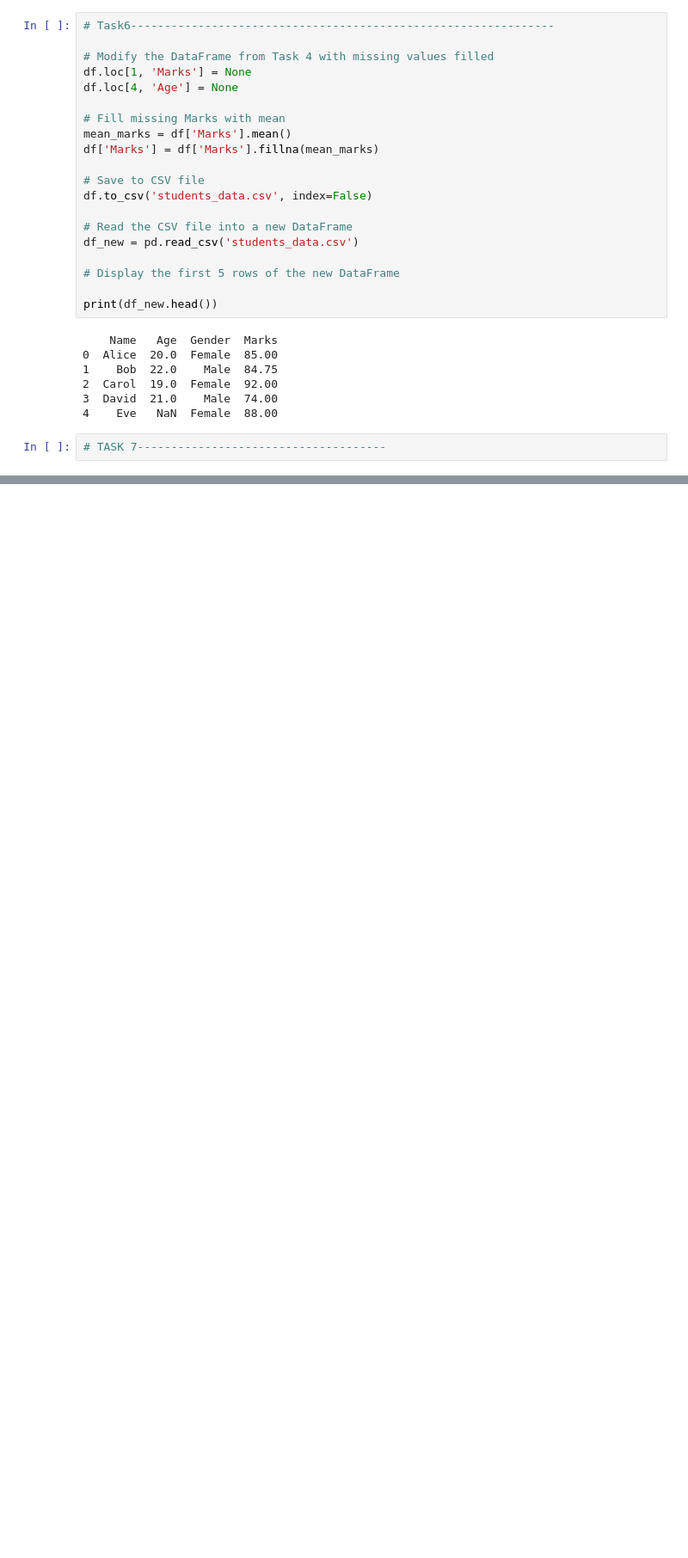
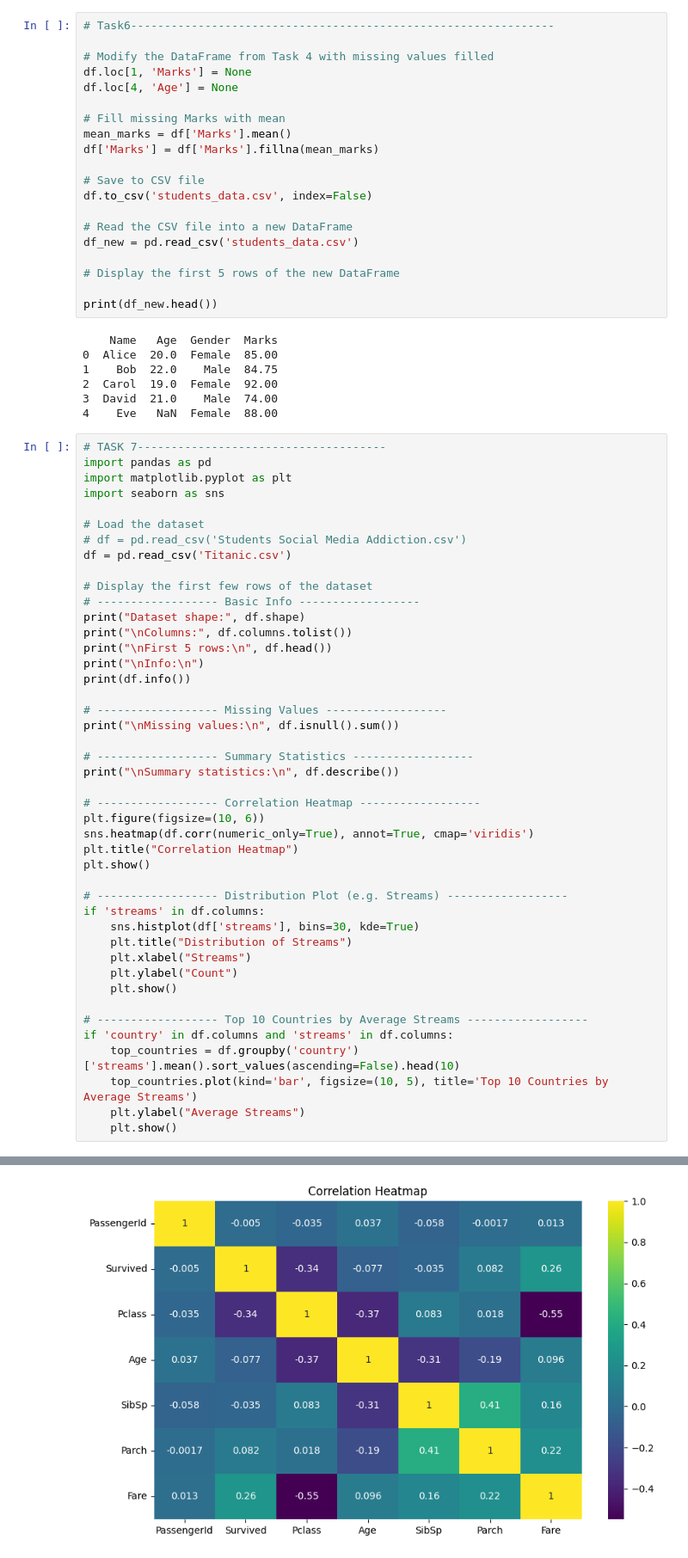
Before and after one commit to Neha-Singh-j/PythonML-jovac-Assignments, a Jupyter notebook: Assign3/Assignment3.ipynb, the cells around one changed output, grey strips where cells are left out. Shown: that part at 86% size. Drawn from its saved outputs; the diff is of its cells as text; blank space fills up the shorter version.

```diff
--- a/Assign3/Assignment3.ipynb
+++ b/Assign3/Assignment3.ipynb
@@ -243,3 +243,46 @@ print(df_new.head())
 4    Eve   NaN  Female  88.00
 # %%
 # TASK 7-------------------------------------
+import pandas as pd
+import matplotlib.pyplot as plt
+import seaborn as sns
+
+# Load the dataset
+# df = pd.read_csv('Students Social Media Addiction.csv')
+df = pd.read_csv('Titanic.csv')
+
+# Display the first few rows of the dataset
+# ------------------ Basic Info ------------------
+print("Dataset shape:", df.shape)
+print("\nColumns:", df.columns.tolist())
+print("\nFirst 5 rows:\n", df.head())
+print("\nInfo:\n")
+print(df.info())
+
+# ------------------ Missing Values ------------------
+print("\nMissing values:\n", df.isnull().sum())
+
+# ------------------ Summary Statistics ------------------
+print("\nSummary statistics:\n", df.describe())
+
+# ------------------ Correlation Heatmap ------------------
+plt.figure(figsize=(10, 6))
+sns.heatmap(df.corr(numeric_only=True), annot=True, cmap='viridis')
+plt.title("Correlation Heatmap")
+plt.show()
+
+# ------------------ Distribution Plot (e.g. Streams) ------------------
+if 'streams' in df.columns:
+    sns.histplot(df['streams'], bins=30, kde=True)
+    plt.title("Distribution of Streams")
+    plt.xlabel("Streams")
+    plt.ylabel("Count")
+    plt.show()
+
+# ------------------ Top 10 Countries by Average Streams ------------------
+if 'country' in df.columns and 'streams' in df.columns:
+    top_countries = df.groupby('country')['streams'].mean().sort_values(ascending=False).head(10)
+    top_countries.plot(kind='bar', figsize=(10, 5), title='Top 10 Countries by Average Streams')
+    plt.ylabel("Average Streams")
+    plt.show()
+# %% [output]
@@ -245,0 +306 @@ print(df_new.head())
+[figure, added]
```
Also changed, not shown: parts of 1 cell of this notebook.
